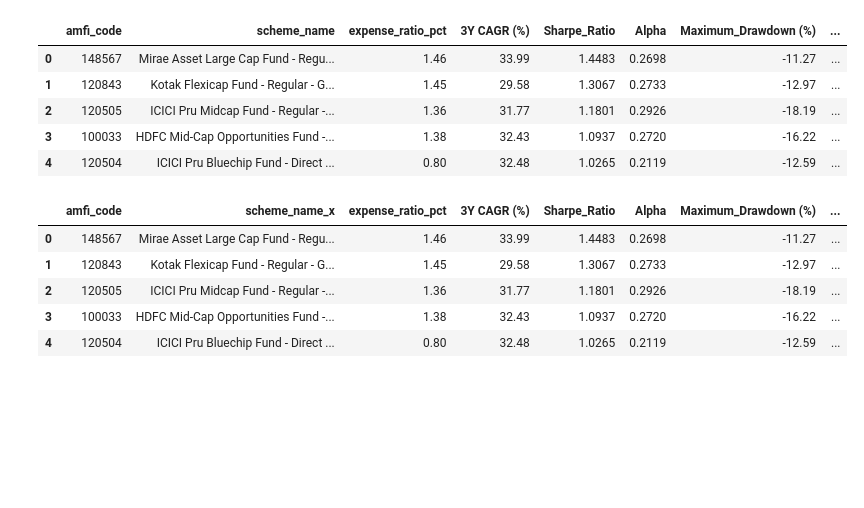
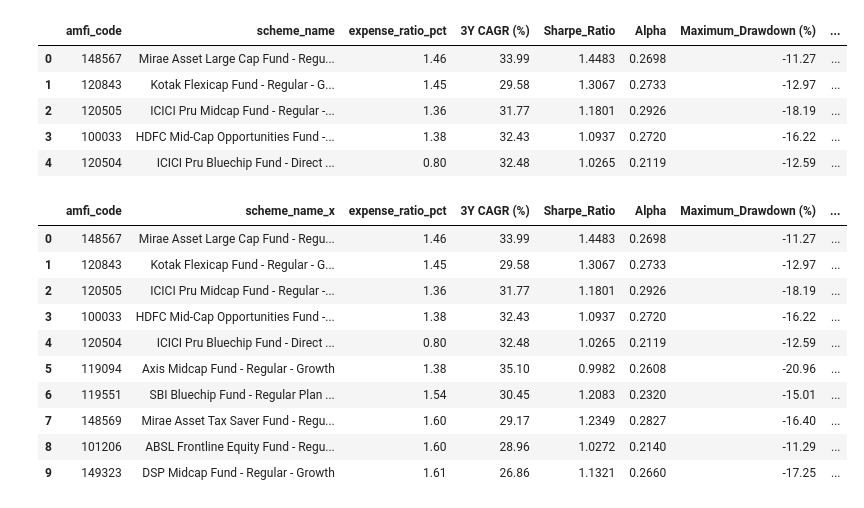
Before and after one commit to pranavshinde30/Bluestock_MF_Capstone, a Jupyter notebook: notebooks/05_Advanced_Analytics.ipynb, the cells around one changed output. Saved outputs shown, nothing was run; the diff lists cells and outputs as text; code cells hidden in the pictures; blank space fills up the shorter version.

Commit message:
Complete Mutual Fund Analytics Capstone Project

```diff
--- a/notebooks/05_Advanced_Analytics.ipynb
+++ b/notebooks/05_Advanced_Analytics.ipynb
@@ -489,22 +489,27 @@ scorecard.head()
 # %%
 # Merge with Fund Master
 
 recommendation_data = scorecard.merge(
     fund_master[
         ["amfi_code", "scheme_name", "risk_category"]
     ],
     on="amfi_code",
     how="left"
 )
 
-recommendation_data.head()
+recommendation_data.head(10)
 # %% [output]
 |  | amfi_code | scheme_name_x | expense_ratio_pct | 3Y CAGR (%) | Sharpe_Ratio | Alpha | Maximum_Drawdown (%) | ... |
 | 0 | 148567 | Mirae Asset Large Cap Fund - Regu... | 1.46 | 33.99 | 1.4483 | 0.2698 | -11.27 | ... |
 | 1 | 120843 | Kotak Flexicap Fund - Regular - G... | 1.45 | 29.58 | 1.3067 | 0.2733 | -12.97 | ... |
 | 2 | 120505 | ICICI Pru Midcap Fund - Regular -... | 1.36 | 31.77 | 1.1801 | 0.2926 | -18.19 | ... |
 | 3 | 100033 | HDFC Mid-Cap Opportunities Fund -... | 1.38 | 32.43 | 1.0937 | 0.2720 | -16.22 | ... |
 | 4 | 120504 | ICICI Pru Bluechip Fund - Direct ... | 0.80 | 32.48 | 1.0265 | 0.2119 | -12.59 | ... |
+| 5 | 119094 | Axis Midcap Fund - Regular - Growth | 1.38 | 35.10 | 0.9982 | 0.2608 | -20.96 | ... |
+| 6 | 119551 | SBI Bluechip Fund - Regular Plan ... | 1.54 | 30.45 | 1.2083 | 0.2320 | -15.01 | ... |
+| 7 | 148569 | Mirae Asset Tax Saver Fund - Regu... | 1.60 | 29.17 | 1.2349 | 0.2827 | -16.40 | ... |
+| 8 | 101206 | ABSL Frontline Equity Fund - Regu... | 1.60 | 28.96 | 1.0272 | 0.2140 | -11.29 | ... |
+| 9 | 149323 | DSP Midcap Fund - Regular - Growth | 1.61 | 26.86 | 1.1321 | 0.2660 | -17.25 | ... |
 # %%
 recommendation_data["risk_category"].unique()
 # %% [output]
```
Also changed, not shown: parts of 32 cells of this notebook, 13 other files.
